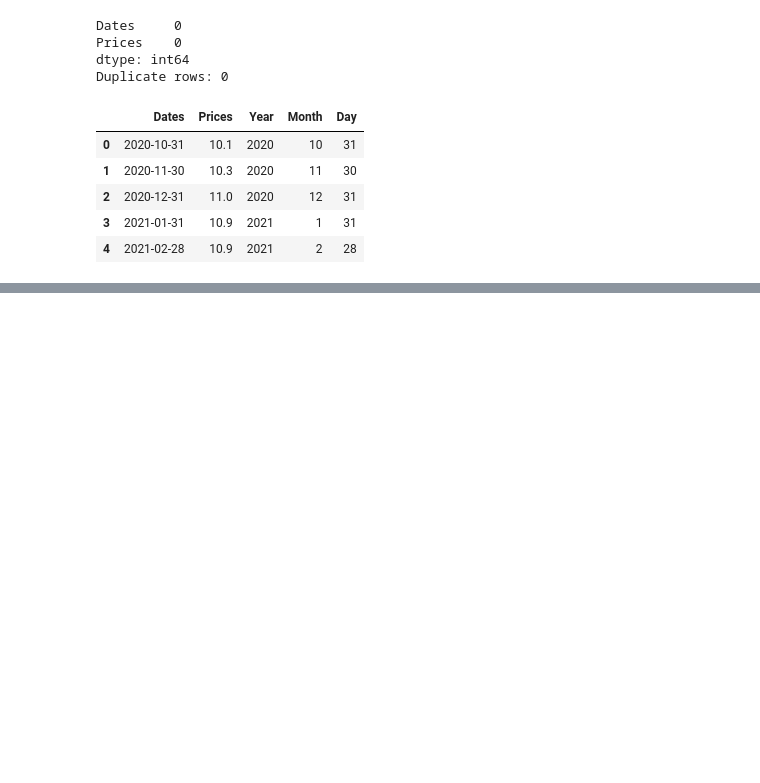
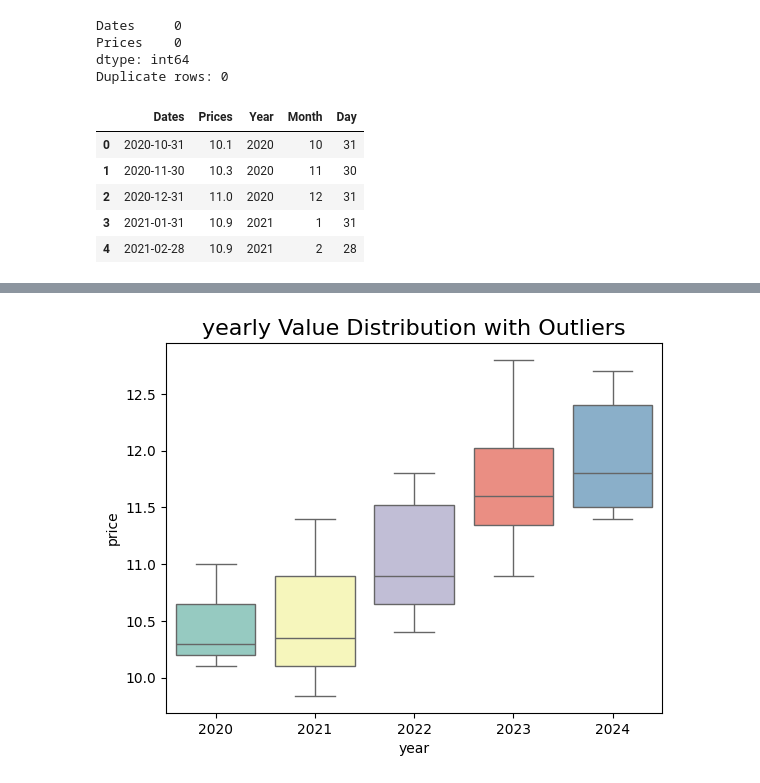
Before and after one commit to quantum-coderX/jpmorgan-quant-forage, a Jupyter notebook: notebooks/Task-1.ipynb, the cells around one changed output, grey strips where cells are left out. Drawn from its saved outputs; the diff is of its cells as text; code cells hidden in the pictures; blank space fills up the shorter version.

```diff
--- a/notebooks/Task-1.ipynb
+++ b/notebooks/Task-1.ipynb
@@ -86,0 +103,9 @@ Passing `palette` without assigning `hue` is deprecated and will be removed in v
+# %%
+sns.boxplot(x='Year', y='Prices', data=df, palette="Set3")
+
+plt.title("yearly Value Distribution with Outliers", fontsize=16)
+plt.xlabel("year")
+plt.ylabel("price")
+plt.show()
+# %% [output]
+[figure, added]
```
Also changed, not shown: parts of 17 cells of this notebook, 3 other files.
